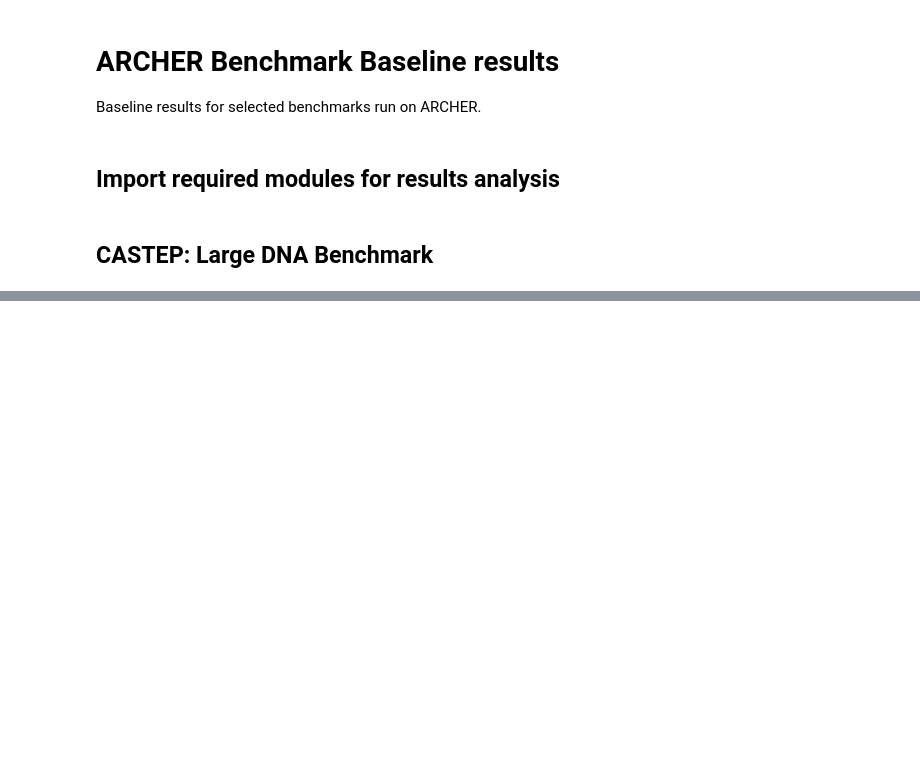
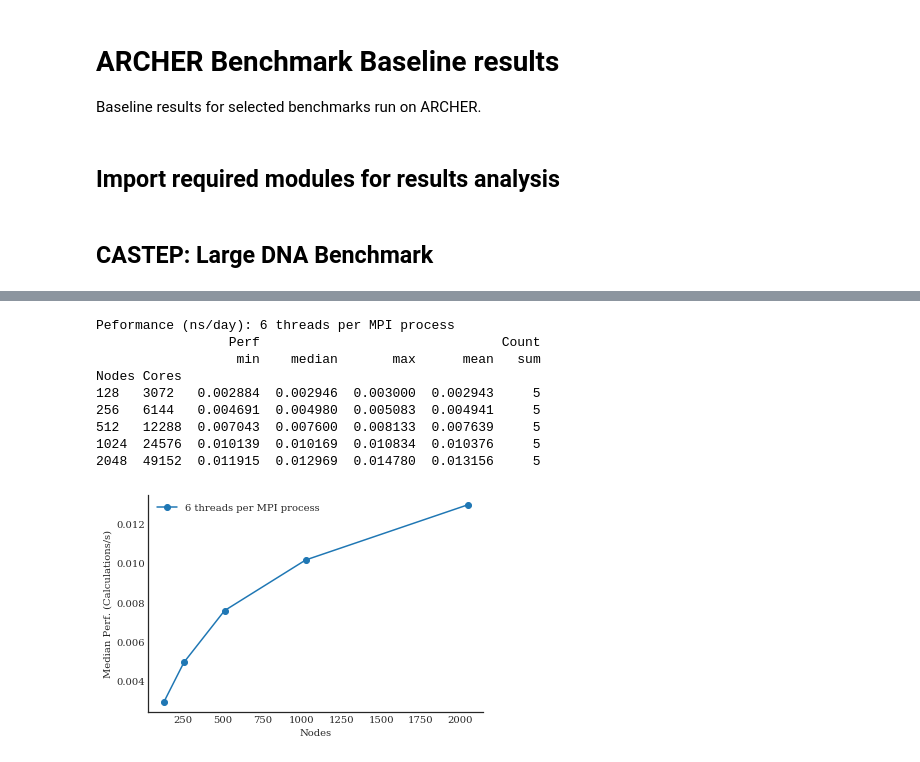
Before and after one commit to hpc-uk/archer-benchmarks, a Jupyter notebook: analysis/ARCHER_Baseline_Results.ipynb, the cells around one changed output, grey strips where cells are left out. Drawn from its saved outputs; the diff is of its cells as text; code cells hidden in the pictures; blank space fills up the shorter version.

```diff
--- a/analysis/ARCHER_Baseline_Results.ipynb
+++ b/analysis/ARCHER_Baseline_Results.ipynb
@@ -57,0 +125,24 @@ Nodes
+# %%
+cp2kfiles = filemanip.get_filelist('../apps/CP2K/results/', 'CP2K_')
+# %%
+df_list = cp2k.create_df_list(cp2kfiles, 24)
+cp2k_df = pd.DataFrame(df_list)
+# %%
+print('\nPeformance (Calculations/s): 6 threads per MPI process')
+nodes, perf_median = cp2k.get_perf_stats(cp2k_df, 6, 'median', writestats=True)
+plt.plot(nodes, perf_median, '-o', label='6 threads per MPI process')
+plt.xlabel('Nodes')
+plt.ylabel('Median Perf. (Calculations/s)')
+plt.legend(loc='best')
+sns.despine()
+# %% [output]
+Peformance (ns/day): 6 threads per MPI process
+                 Perf                               Count
+                  min    median       max      mean   sum
+Nodes Cores
+128   3072   0.002884  0.002946  0.003000  0.002943     5
+256   6144   0.004691  0.004980  0.005083  0.004941     5
+512   12288  0.007043  0.007600  0.008133  0.007639     5
+1024  24576  0.010139  0.010169  0.010834  0.010376     5
+2048  49152  0.011915  0.012969  0.014780  0.013156     5
+[figure, added]
```
Also changed, not shown: parts of 13 cells of this notebook, 3 other files.
